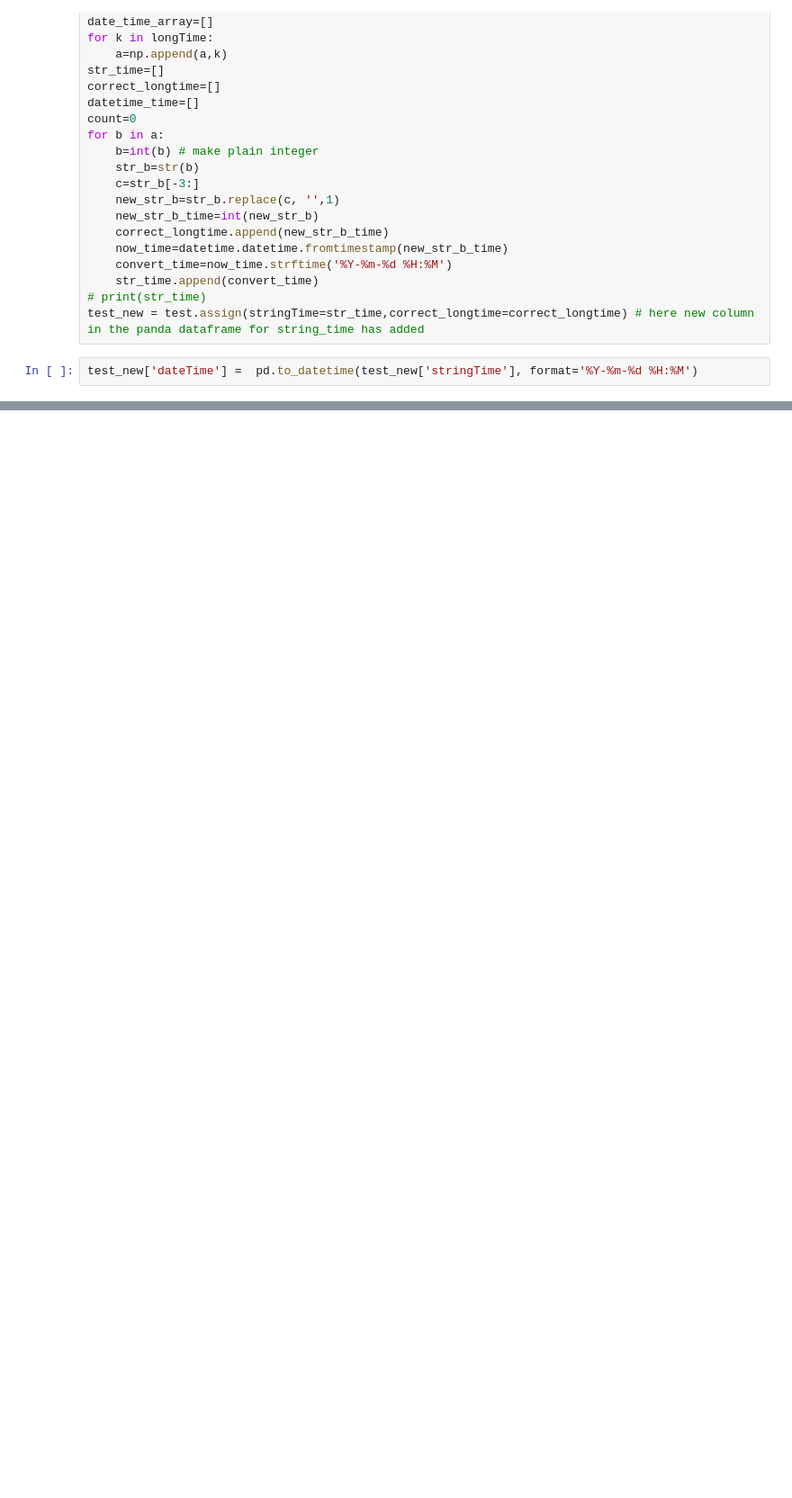
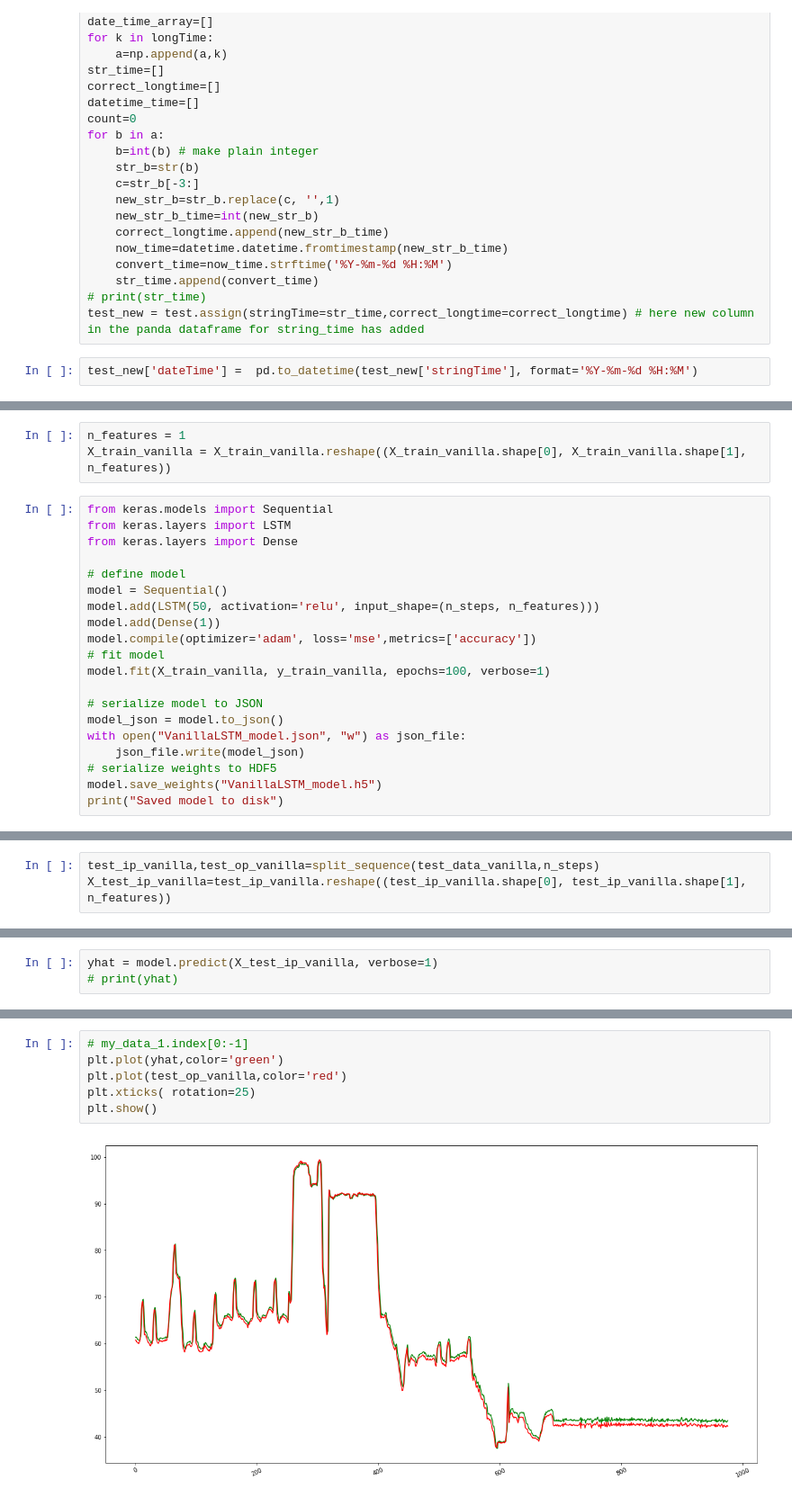
Before and after one commit to atifkarim/Time-Series-Forecasting-Using-Machine-Learning-Algorithm, a Jupyter notebook: forecasting_with_LSTM_univariate_data.ipynb, the cells around one changed output, grey strips where cells are left out. Shown at 90% size. Drawn from its saved outputs; the diff is of its cells as text; blank space fills up the shorter version.

Commit message:
trained for vanilla LSTM. saved weight file. load saved weight file

```diff
--- a/forecasting_with_LSTM_univariate_data.ipynb
+++ b/forecasting_with_LSTM_univariate_data.ipynb
@@ -35,0 +130,23 @@ test_new['dateTime'] =  pd.to_datetime(test_new['stringTime'], format='%Y-%m-%d
+# %%
+n_features = 1
+X_train_vanilla = X_train_vanilla.reshape((X_train_vanilla.shape[0], X_train_vanilla.shape[1], n_features))
+# %%
+from keras.models import Sequential
+from keras.layers import LSTM
+from keras.layers import Dense
+
+# define model
+model = Sequential()
+model.add(LSTM(50, activation='relu', input_shape=(n_steps, n_features)))
+model.add(Dense(1))
+model.compile(optimizer='adam', loss='mse',metrics=['accuracy'])
+# fit model
+model.fit(X_train_vanilla, y_train_vanilla, epochs=100, verbose=1)
+
+# serialize model to JSON
+model_json = model.to_json()
+with open("VanillaLSTM_model.json", "w") as json_file:
+    json_file.write(model_json)
+# serialize weights to HDF5
+model.save_weights("VanillaLSTM_model.h5")
+print("Saved model to disk")
@@ -35,0 +172,3 @@ test_new['dateTime'] =  pd.to_datetime(test_new['stringTime'], format='%Y-%m-%d
+# %%
+test_ip_vanilla,test_op_vanilla=split_sequence(test_data_vanilla,n_steps)
+X_test_ip_vanilla=test_ip_vanilla.reshape((test_ip_vanilla.shape[0], test_ip_vanilla.shape[1], n_features))
@@ -35,0 +177,3 @@ test_new['dateTime'] =  pd.to_datetime(test_new['stringTime'], format='%Y-%m-%d
+# %%
+yhat = model.predict(X_test_ip_vanilla, verbose=1)
+# print(yhat)
@@ -35,0 +182,8 @@ test_new['dateTime'] =  pd.to_datetime(test_new['stringTime'], format='%Y-%m-%d
+# %%
+# my_data_1.index[0:-1]
+plt.plot(yhat,color='green')
+plt.plot(test_op_vanilla,color='red')
+plt.xticks( rotation=25)
+plt.show()
+# %% [output]
+[figure, added]
```
Also changed, not shown: parts of 19 cells of this notebook.
